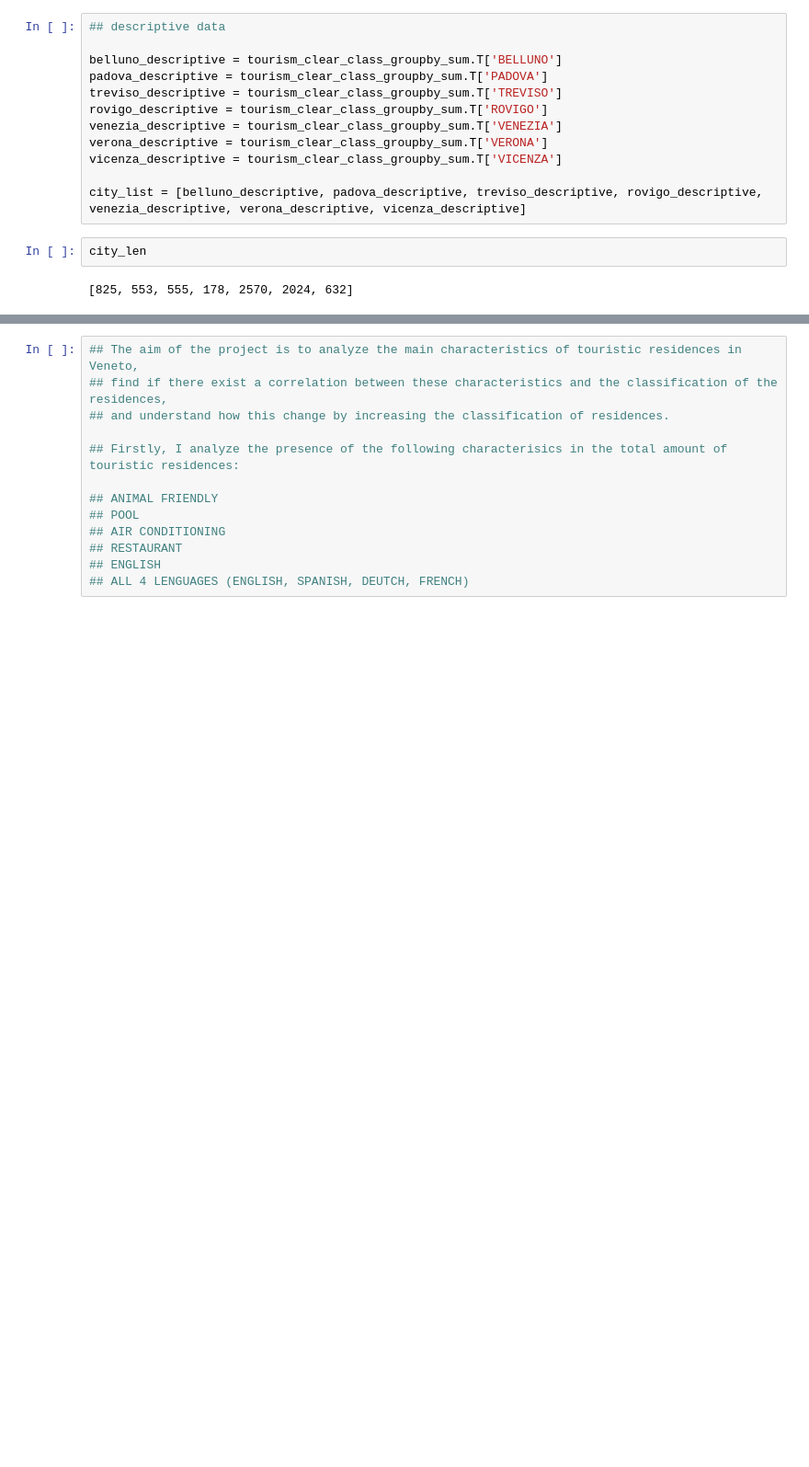
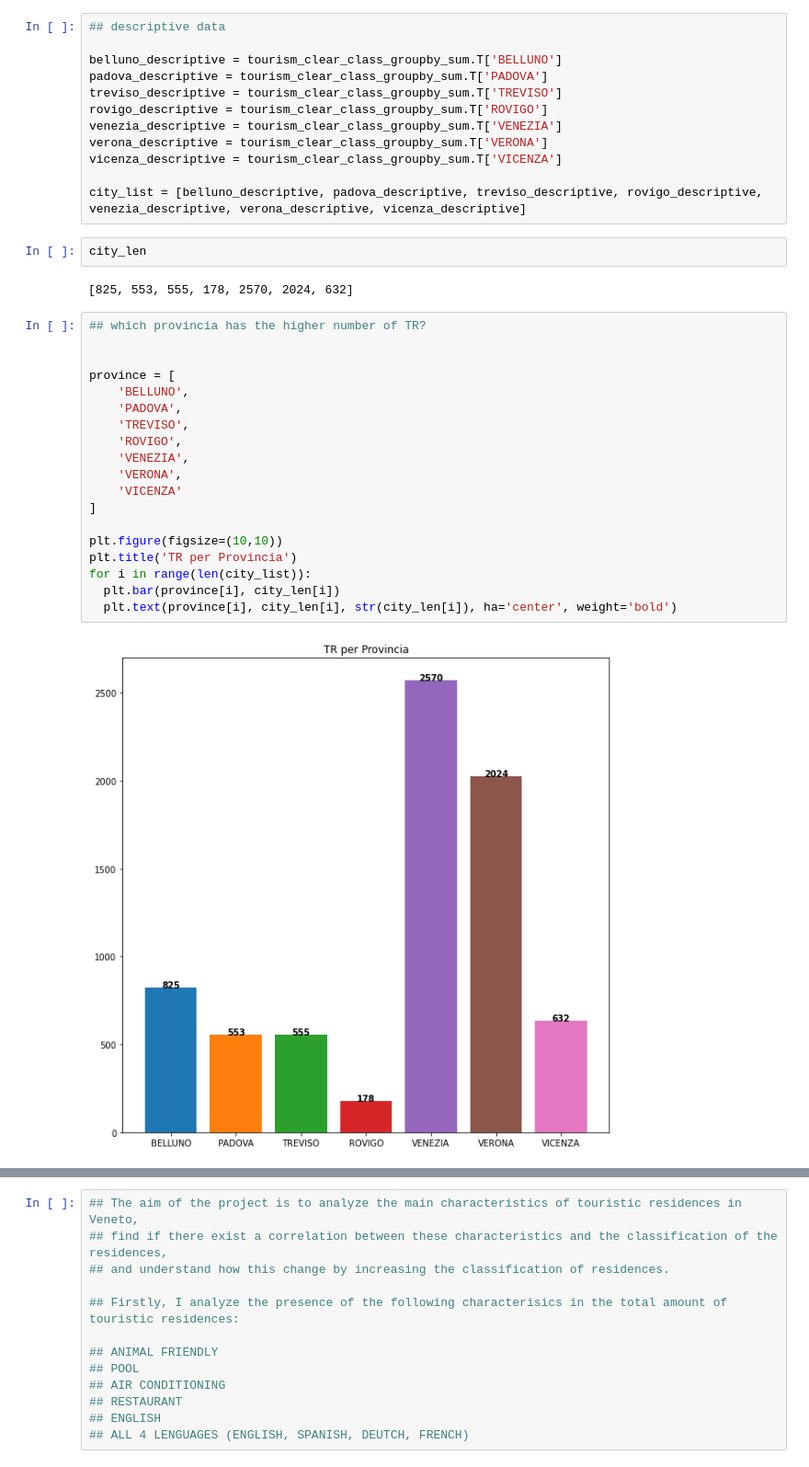
Before and after one commit to NicoloAvesani/project_Tourist_Residences_in_Veneto, a Jupyter notebook: project_on_colab.ipynb, the cells around one changed output, grey strips where cells are left out. Shown at 92% size. Saved outputs shown, nothing was run; the diff lists cells and outputs as text; blank space fills up the shorter version.

Commit message:
last chart about Len

```diff
--- a/project_on_colab.ipynb
+++ b/project_on_colab.ipynb
@@ -532,5 +532,26 @@ city_list = [belluno_descriptive, padova_descriptive, treviso_descriptive, rovig
 city_len
 # %% [output]
 [825, 553, 555, 178, 2570, 2024, 632]
+# %%
+## which provincia has the higher number of TR?
+
+
+province = [
+    'BELLUNO',
+    'PADOVA',
+    'TREVISO',
+    'ROVIGO',
+    'VENEZIA',
+    'VERONA',
+    'VICENZA'
+]
+
+plt.figure(figsize=(10,10))
+plt.title('TR per Provincia')
+for i in range(len(city_list)):
+  plt.bar(province[i], city_len[i])
+  plt.text(province[i], city_len[i], str(city_len[i]), ha='center', weight='bold')
+# %% [output]
+[figure, added]
 # %%
 ## touristic residences with every characteristic and percentage per provincia function
```
Also changed, not shown: parts of 17 cells of this notebook.
